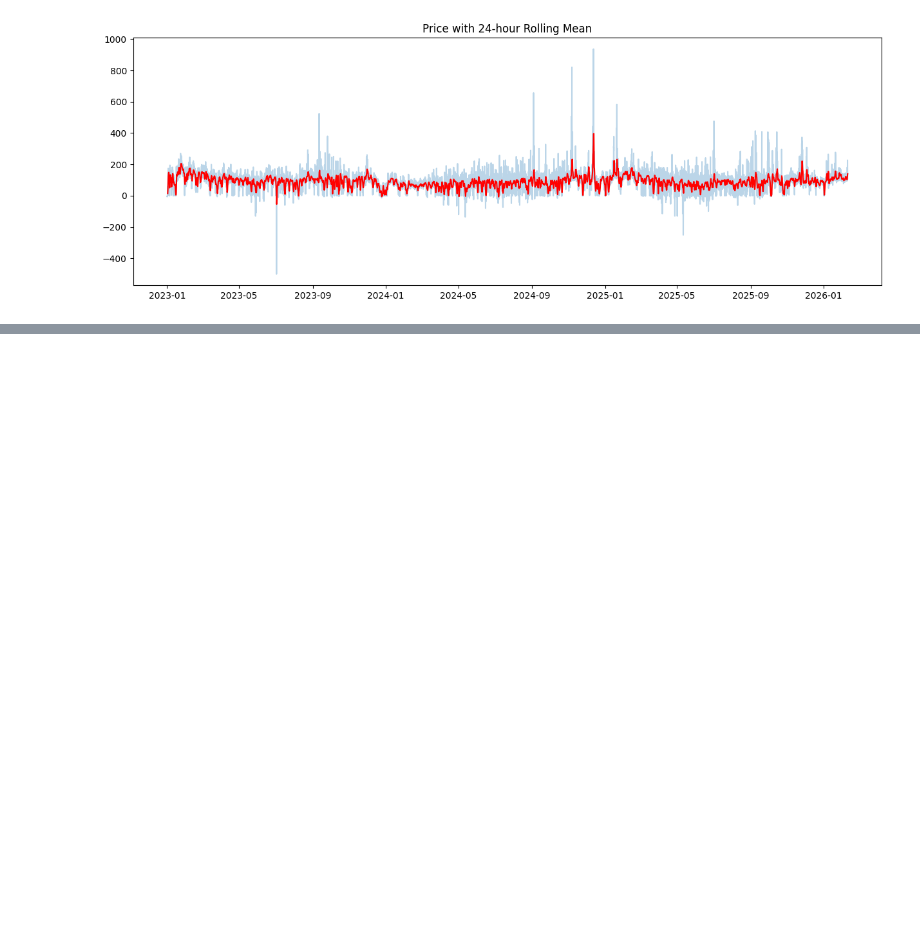
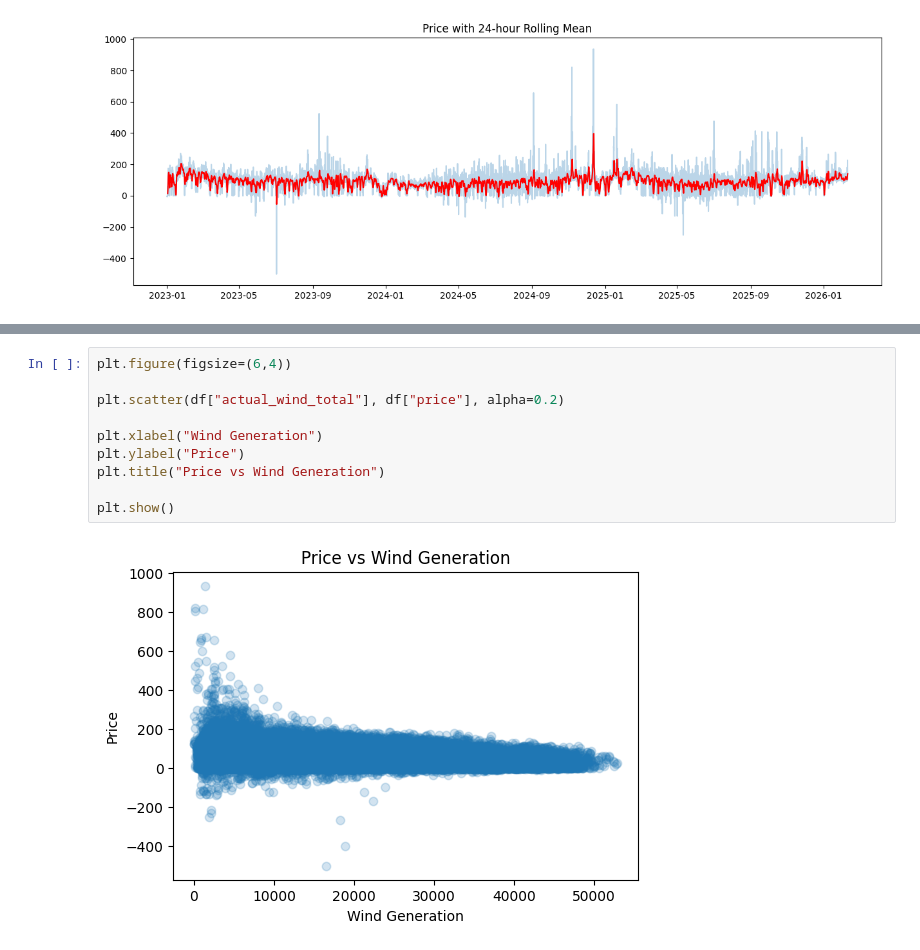
Before and after one commit to Kanakjyoti/electricity-price-forecasting-germany, a Jupyter notebook: notebooks/02_eda.ipynb, the cells around one changed output, grey strips where cells are left out. Cells and saved outputs as stored; diff of their text form; blank space fills up the shorter version.

```diff
--- a/notebooks/02_eda_price.ipynb
+++ b/notebooks/02_eda.ipynb
@@ -70,0 +110,12 @@ plt.show()
+# %%
+plt.figure(figsize=(6,4))
+
+plt.scatter(df["actual_wind_total"], df["price"], alpha=0.2)
+
+plt.xlabel("Wind Generation")
+plt.ylabel("Price")
+plt.title("Price vs Wind Generation")
+
+plt.show()
+# %% [output]
+[figure, added]
```
Also changed, not shown: parts of 5 cells of this notebook, 1 other file.
